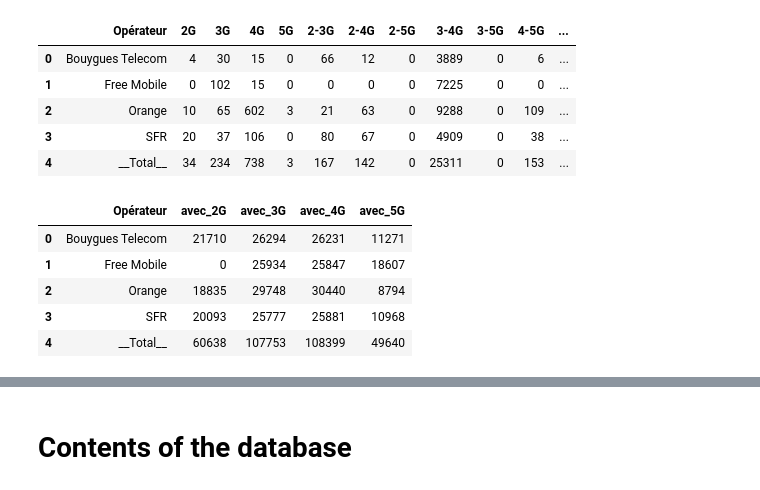
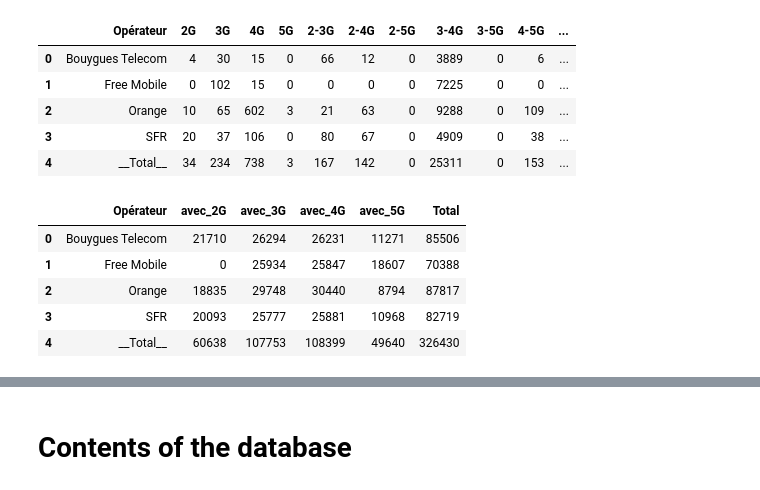
Before and after one commit to pmehaud/internship_cvut_2024, a Jupyter notebook: data_analysis/data_analysis.ipynb, the cells around one changed output, grey strips where cells are left out. Saved outputs shown, nothing was run; the diff lists cells and outputs as text; code cells hidden in the pictures.

```diff
--- a/data_analysis/data_analysis.ipynb
+++ b/data_analysis/data_analysis.ipynb
@@ -198,5 +193,20 @@ df_techno = pd.concat([df_techno,pd.DataFrame({'Opérateur' : total_bold},index=
 # %%
+df_techno = pd.DataFrame({
+    "Opérateur" : [pro for pro in providers]
+})
+df_techno = pd.concat([df_techno,pd.DataFrame({'Opérateur' : total_bold},index=[4])])
 for i in range(2, 6):
     for pro in providers:
         df_techno.loc[df_techno['Opérateur']==pro, f"avec_{i}G"] = sum(df.loc[df['nom_op']==pro, f"site_{i}g"])
     df_techno.loc[df_techno['Opérateur']==total_bold, f"avec_{i}G"] = sum(df_techno[f"avec_{i}G"][:-1])
+df_techno["Total"] = df_techno[df_techno.columns[1:]].sum(axis=1)
+for i in df_techno.columns[1:]:
+    df_techno[i] = df_techno[i].astype(int)
+df_techno
+# %% [output]
+|  | Opérateur | avec_2G | avec_3G | avec_4G | avec_5G | Total |
+| 0 | Bouygues Telecom | 21710 | 26294 | 26231 | 11271 | 85506 |
+| 1 | Free Mobile | 0 | 25934 | 25847 | 18607 | 70388 |
+| 2 | Orange | 18835 | 29748 | 30440 | 8794 | 87817 |
+| 3 | SFR | 20093 | 25777 | 25881 | 10968 | 82719 |
+| 4 | __Total__ | 60638 | 107753 | 108399 | 49640 | 326430 |
@@ -206,9 +212,0 @@ for i in df_techno.columns[1:]:
-# %%
-df_techno
-# %% [output]
-|  | Opérateur | avec_2G | avec_3G | avec_4G | avec_5G |
-| 0 | Bouygues Telecom | 21710 | 26294 | 26231 | 11271 |
-| 1 | Free Mobile | 0 | 25934 | 25847 | 18607 |
-| 2 | Orange | 18835 | 29748 | 30440 | 8794 |
-| 3 | SFR | 20093 | 25777 | 25881 | 10968 |
-| 4 | __Total__ | 60638 | 107753 | 108399 | 49640 |
```
Also changed, not shown: parts of 17 cells of this notebook, 1 other file.
